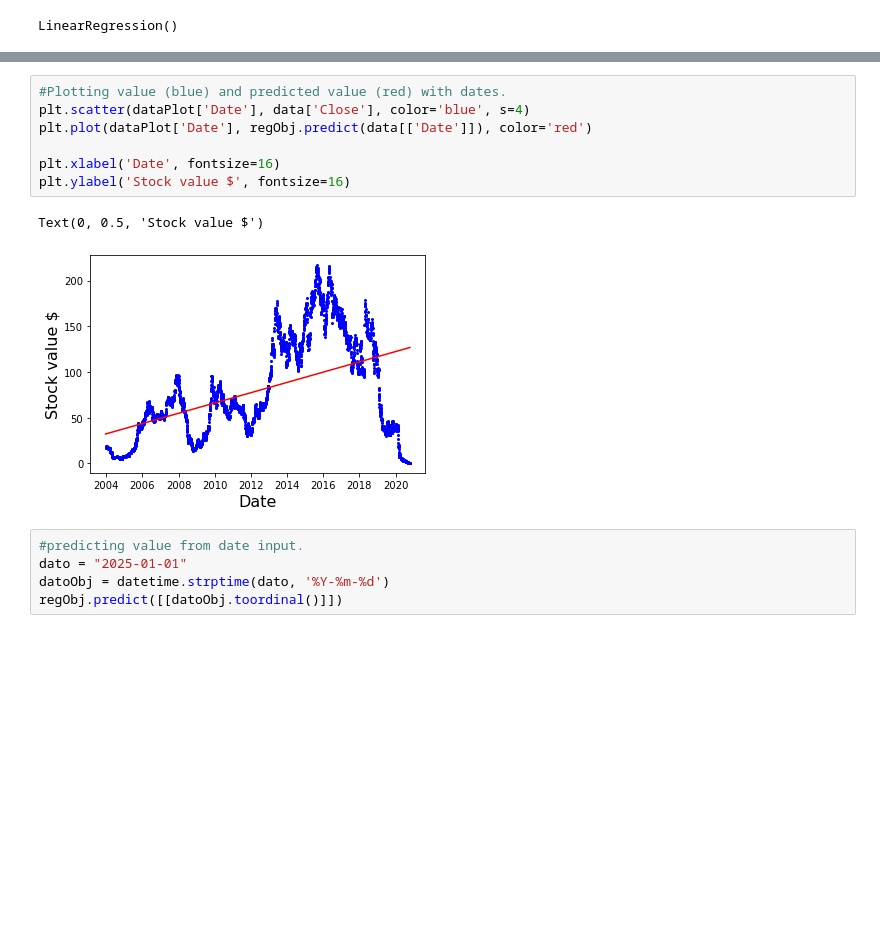
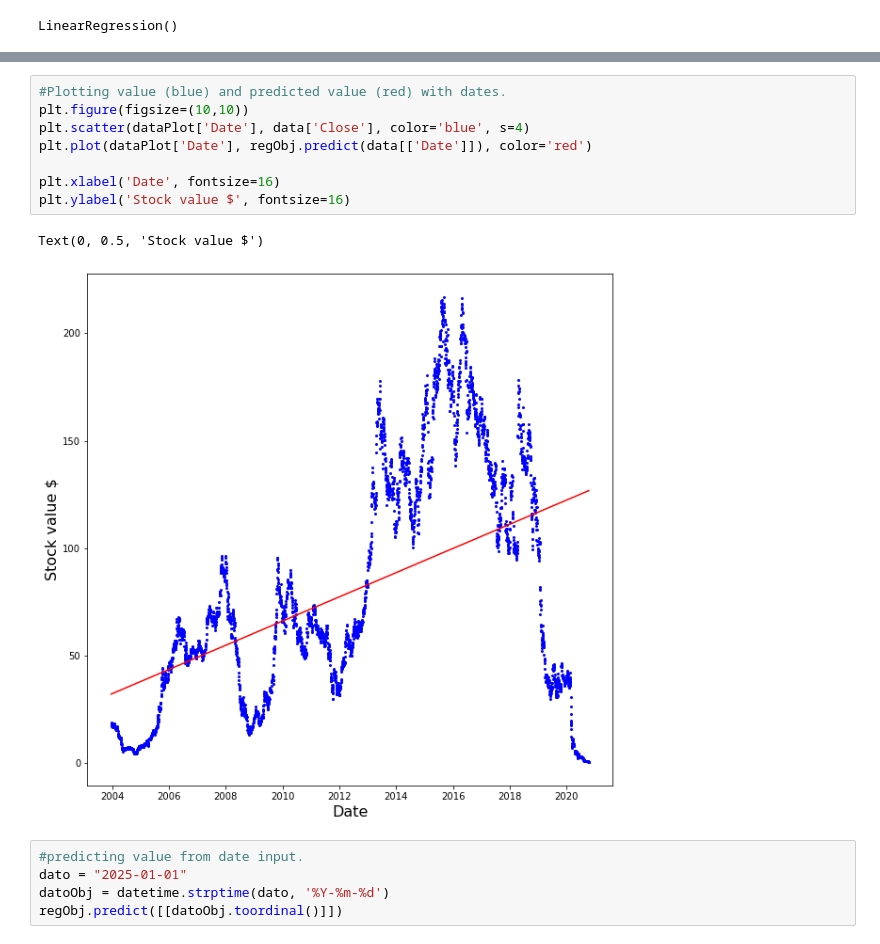
Before and after one commit to Aksel488/assignment2, a Jupyter notebook: Assignment2-NAS.ipynb, the cells around one changed output, grey strips where cells are left out. Saved outputs shown, nothing was run; the diff lists cells and outputs as text; blank space fills up the shorter version.

Commit message:
bigger plot

```diff
--- a/Assignment2-NAS.ipynb
+++ b/Assignment2-NAS.ipynb
@@ -144,14 +144,15 @@ dtypes: float64(6), int64(1)
 memory usage: 263.6 KB
 # %%
 #Plotting value (blue) and predicted value (red) with dates.
+plt.figure(figsize=(10,10))
 plt.scatter(dataPlot['Date'], data['Close'], color='blue', s=4)
 plt.plot(dataPlot['Date'], regObj.predict(data[['Date']]), color='red')
 
 plt.xlabel('Date', fontsize=16)
 plt.ylabel('Stock value $', fontsize=16)
 # %% [output]
 Text(0, 0.5, 'Stock value $')
-[figure, old version]
+[figure, new version]
 # %%
 #predicting value from date input.
 dato = "2025-01-01"
```
